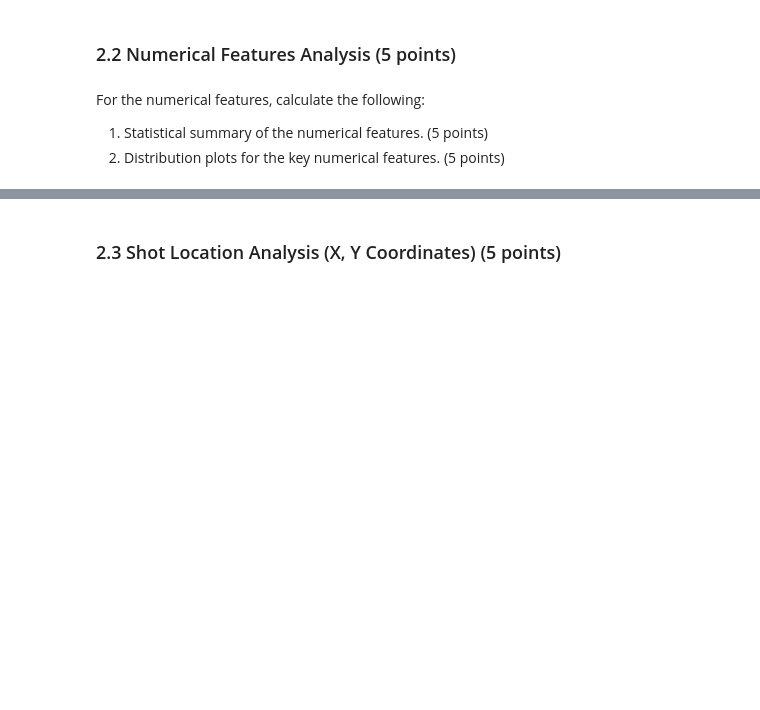
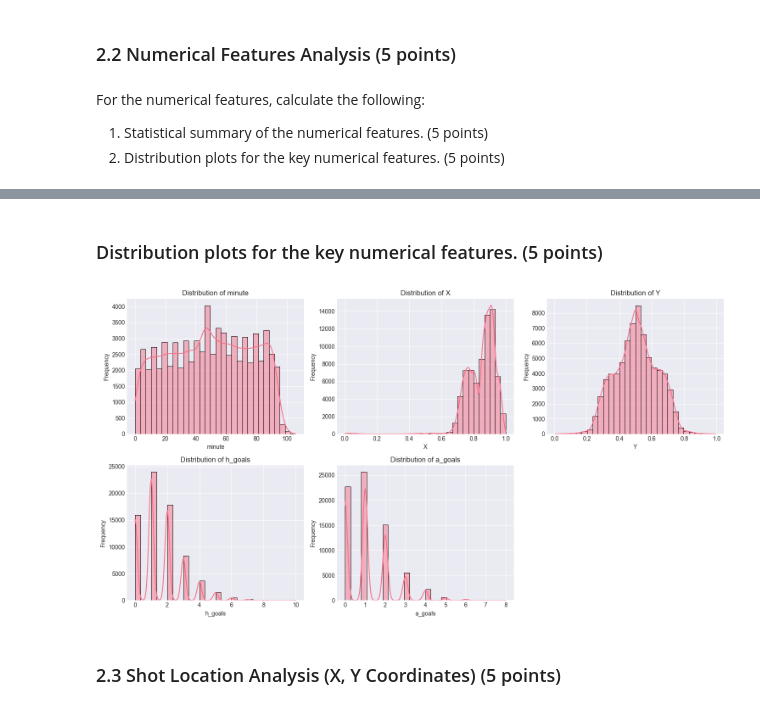
Before and after one commit to ChWasam/ds701_fa25_midterm_challenge_sports, a Jupyter notebook: LALIGA_Analysis_Challenge.ipynb, the cells around one changed output, grey strips where cells are left out. Cells and saved outputs as stored; diff of their text form; code cells hidden in the pictures; blank space fills up the shorter version.

```diff
--- a/LALIGA_Analysis_Challenge.ipynb
+++ b/LALIGA_Analysis_Challenge.ipynb
@@ -202,0 +345,18 @@ For the numerical features, calculate the following:
+# %% [markdown]
+### Distribution plots for the key numerical features. (5 points)
+# %%
+# List of key numerical features as per your dataset
+features_to_plot = ['minute', 'X', 'Y', 'h_goals', 'a_goals']
+
+plt.figure(figsize=(15, 8))
+for i, feature in enumerate(features_to_plot, 1):
+    # enumerate(features_to_plot, 1) makes i start at 1, so your first plot lands at position 1 (top left), next at 2, etc.
+    plt.subplot(2, 3, i)
+    sns.histplot(df[feature], bins=30, kde=True)  # Histogram with KDE curve
+    plt.title(f'Distribution of {feature}')
+    plt.xlabel(feature)
+    plt.ylabel('Frequency')
+plt.tight_layout()
+plt.show()
+# %% [output]
+[figure, added]
```
Also changed, not shown: parts of 76 cells of this notebook.
